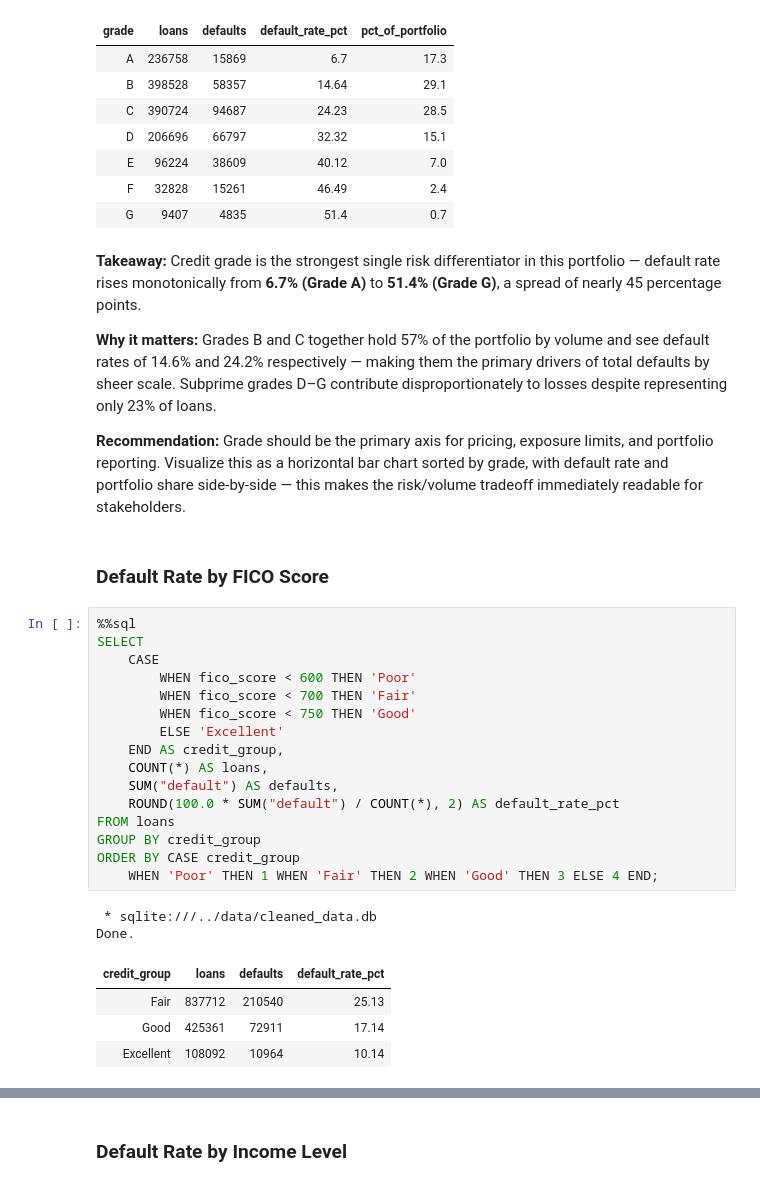
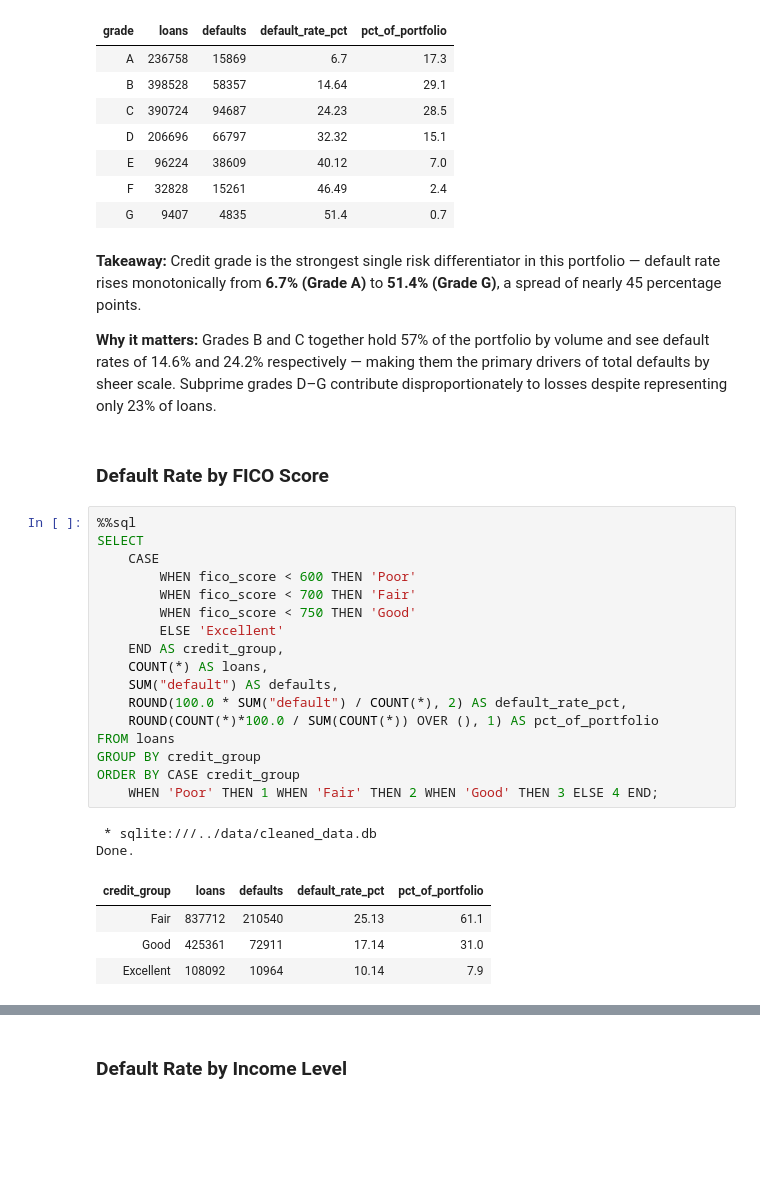
Before and after one commit to diegogomez040/Financial-risk-club-lending, a Jupyter notebook: notebooks/02_sql_analysis.ipynb, the cells around one changed output, grey strips where cells are left out. Cells and saved outputs as stored; diff of their text form; blank space fills up the shorter version.

```diff
--- a/notebooks/02_sql_analysis.ipynb
+++ b/notebooks/02_sql_analysis.ipynb
@@ -137,33 +140,32 @@ Done.
 **Takeaway:** Credit grade is the strongest single risk differentiator in this portfolio — default rate rises monotonically from **6.7% (Grade A)** to **51.4% (Grade G)**, a spread of nearly 45 percentage points.
 
 **Why it matters:** Grades B and C together hold 57% of the portfolio by volume and see default rates of 14.6% and 24.2% respectively — making them the primary drivers of total defaults by sheer scale. Subprime grades D–G contribute disproportionately to losses despite representing only 23% of loans.
-
-**Recommendation:** Grade should be the primary axis for pricing, exposure limits, and portfolio reporting. Visualize this as a horizontal bar chart sorted by grade, with default rate and portfolio share side-by-side — this makes the risk/volume tradeoff immediately readable for stakeholders.
 # %% [markdown]
 ### Default Rate by FICO Score
 # %%
 %%sql
 SELECT
     CASE
         WHEN fico_score < 600 THEN 'Poor'
         WHEN fico_score < 700 THEN 'Fair'
         WHEN fico_score < 750 THEN 'Good'
         ELSE 'Excellent'
     END AS credit_group,
     COUNT(*) AS loans,
     SUM("default") AS defaults,
-    ROUND(100.0 * SUM("default") / COUNT(*), 2) AS default_rate_pct
+    ROUND(100.0 * SUM("default") / COUNT(*), 2) AS default_rate_pct,
+    ROUND(COUNT(*)*100.0 / SUM(COUNT(*)) OVER (), 1) AS pct_of_portfolio
 FROM loans
 GROUP BY credit_group
 ORDER BY CASE credit_group
     WHEN 'Poor' THEN 1 WHEN 'Fair' THEN 2 WHEN 'Good' THEN 3 ELSE 4 END;
 # %% [output]
  * sqlite:///../data/cleaned_data.db
 Done.
-| credit_group | loans | defaults | default_rate_pct |
-| Fair | 837712 | 210540 | 25.13 |
-| Good | 425361 | 72911 | 17.14 |
-| Excellent | 108092 | 10964 | 10.14 |
+| credit_group | loans | defaults | default_rate_pct | pct_of_portfolio |
+| Fair | 837712 | 210540 | 25.13 | 61.1 |
+| Good | 425361 | 72911 | 17.14 | 31.0 |
+| Excellent | 108092 | 10964 | 10.14 | 7.9 |
 # %% [markdown]
 **Takeaway:** Default rate falls sharply as FICO improves — from **25.1% (Fair, 600–699)** down to **10.1% (Excellent, 750+)**. Fair-FICO borrowers represent 61% of portfolio volume and account for the majority of defaults, making them the highest-leverage segment for tightening underwriting. The "Good" band (700–749) sits in a meaningful middle: 17.1% default rate with a large share of volume — a key segment for risk-based pricing adjustments.
 
```
Also changed, not shown: parts of 12 cells of this notebook, 2 other files.
